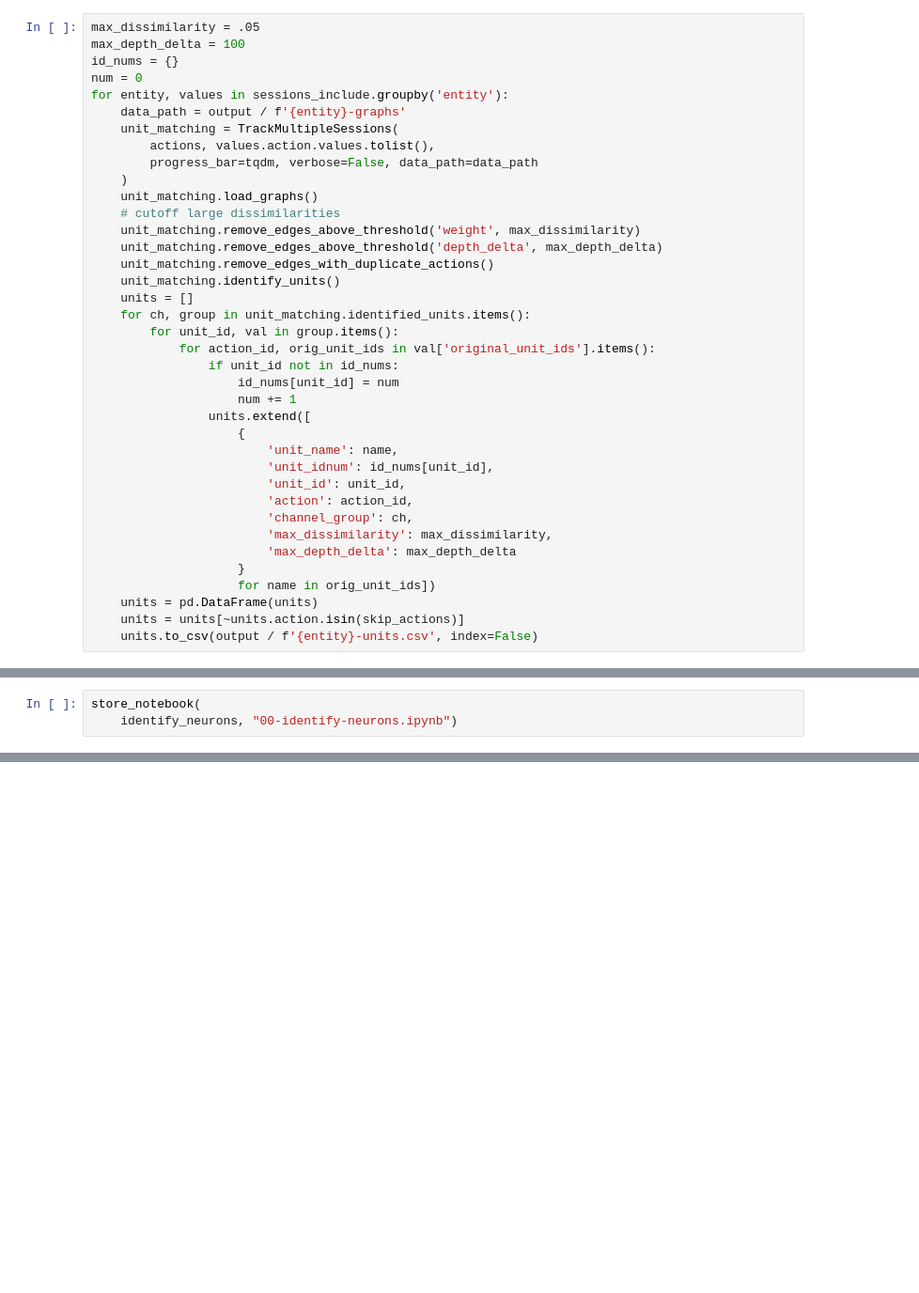
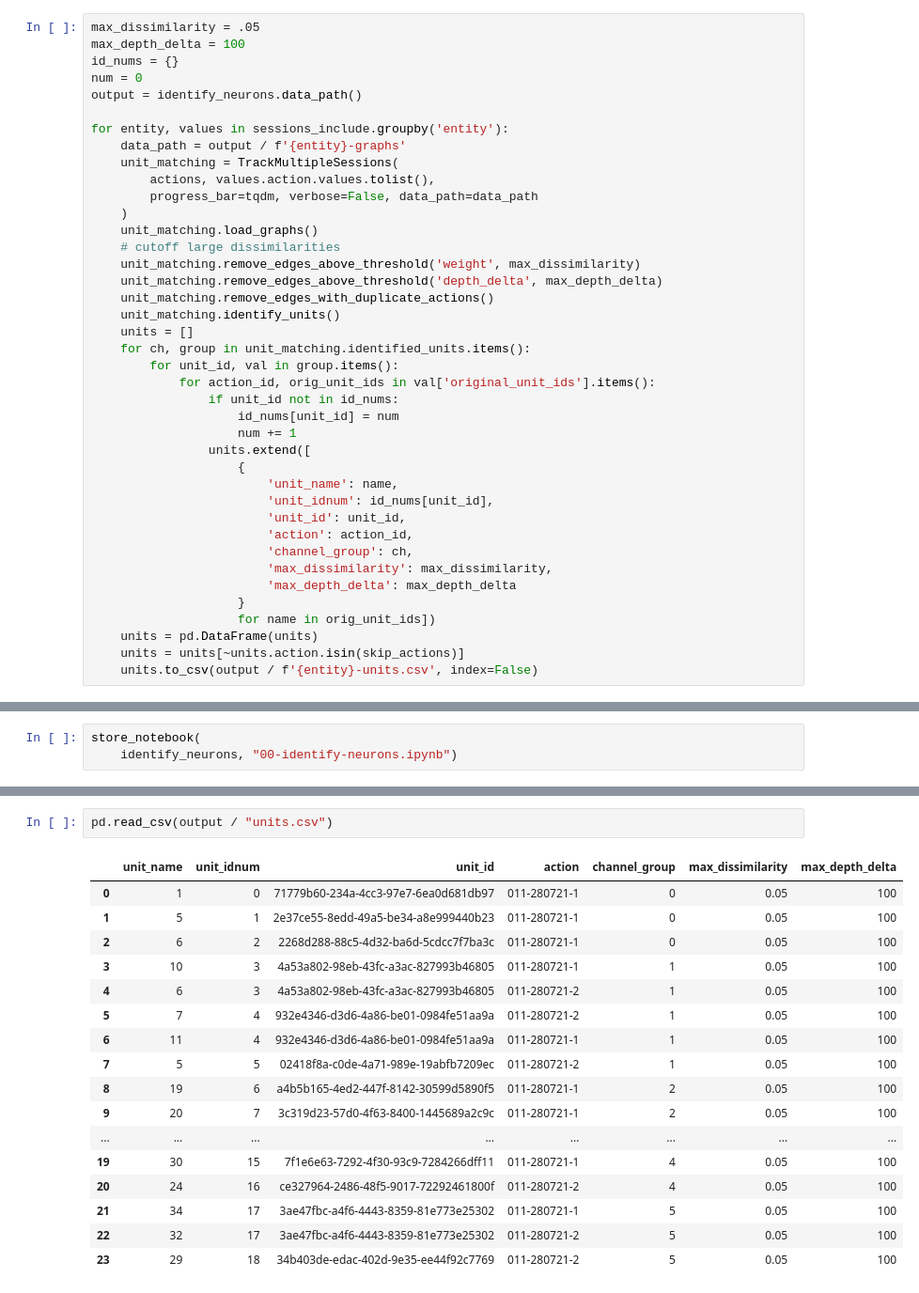
Before and after one commit to CINPLA/cinpla-base, a Jupyter notebook: notebooks/00-identify-neurons.ipynb, the cells around one changed output, grey strips where cells are left out. Shown: that part at 94% size. Saved outputs shown, nothing was run; the diff lists cells and outputs as text; blank space fills up the shorter version.

```diff
--- a/notebooks/00-identify-neurons.ipynb
+++ b/notebooks/00-identify-neurons.ipynb
@@ -178,6 +158,8 @@ max_dissimilarity = .05
 max_depth_delta = 100
 id_nums = {}
 num = 0
+output = identify_neurons.data_path()
+
 for entity, values in sessions_include.groupby('entity'):
     data_path = output / f'{entity}-graphs'
     unit_matching = TrackMultipleSessions(
@@ -250,0 +229,20 @@ store_notebook(
+# %%
+pd.read_csv(output / "units.csv")
+# %% [output]
+|  | unit_name | unit_idnum | unit_id | action | channel_group | max_dissimilarity | max_depth_delta |
+| 0 | 1 | 0 | 71779b60-234a-4cc3-97e7-6ea0d681db97 | 011-280721-1 | 0 | 0.05 | 100 |
+| 1 | 5 | 1 | 2e37ce55-8edd-49a5-be34-a8e999440b23 | 011-280721-1 | 0 | 0.05 | 100 |
+| 2 | 6 | 2 | 2268d288-88c5-4d32-ba6d-5cdcc7f7ba3c | 011-280721-1 | 0 | 0.05 | 100 |
+| 3 | 10 | 3 | 4a53a802-98eb-43fc-a3ac-827993b46805 | 011-280721-1 | 1 | 0.05 | 100 |
+| 4 | 6 | 3 | 4a53a802-98eb-43fc-a3ac-827993b46805 | 011-280721-2 | 1 | 0.05 | 100 |
+| 5 | 7 | 4 | 932e4346-d3d6-4a86-be01-0984fe51aa9a | 011-280721-2 | 1 | 0.05 | 100 |
+| 6 | 11 | 4 | 932e4346-d3d6-4a86-be01-0984fe51aa9a | 011-280721-1 | 1 | 0.05 | 100 |
+| 7 | 5 | 5 | 02418f8a-c0de-4a71-989e-19abfb7209ec | 011-280721-2 | 1 | 0.05 | 100 |
+| 8 | 19 | 6 | a4b5b165-4ed2-447f-8142-30599d5890f5 | 011-280721-1 | 2 | 0.05 | 100 |
+| 9 | 20 | 7 | 3c319d23-57d0-4f63-8400-1445689a2c9c | 011-280721-1 | 2 | 0.05 | 100 |
+| ... | ... | ... | ... | ... | ... | ... | ... |
+| 19 | 30 | 15 | 7f1e6e63-7292-4f30-93c9-7284266dff11 | 011-280721-1 | 4 | 0.05 | 100 |
+| 20 | 24 | 16 | ce327964-2486-48f5-9017-72292461800f | 011-280721-2 | 4 | 0.05 | 100 |
+| 21 | 34 | 17 | 3ae47fbc-a4f6-4443-8359-81e773e25302 | 011-280721-1 | 5 | 0.05 | 100 |
+| 22 | 32 | 17 | 3ae47fbc-a4f6-4443-8359-81e773e25302 | 011-280721-2 | 5 | 0.05 | 100 |
+| 23 | 29 | 18 | 34b403de-edac-402d-9e35-ee44f92c7769 | 011-280721-2 | 5 | 0.05 | 100 |
```
Also changed, not shown: parts of 23 cells of this notebook, 1 other file.
